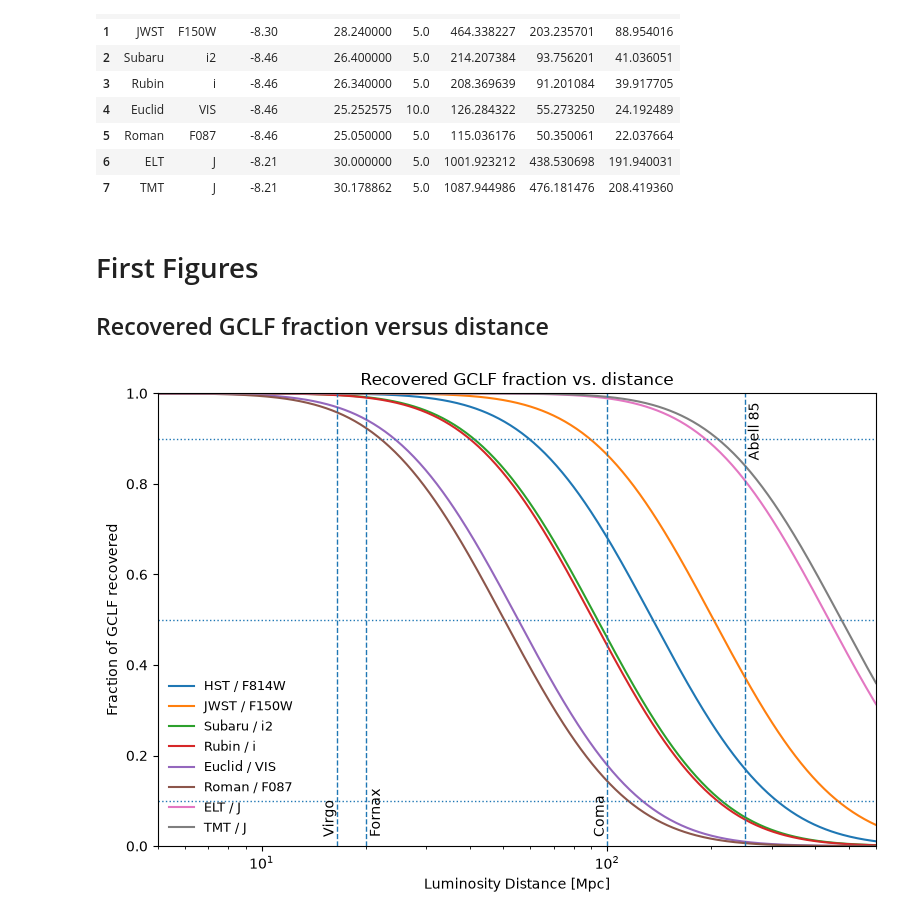
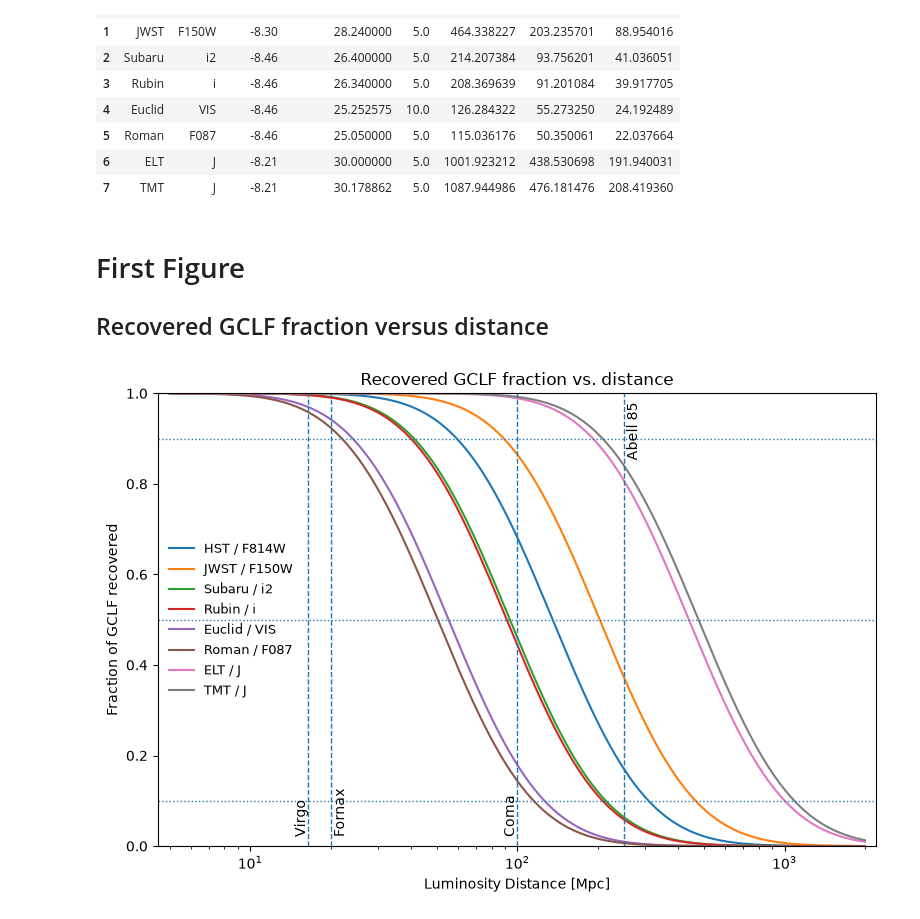
Before and after one commit to Pommers/gc-survey-telescopes, a Jupyter notebook: notebooks/02_gclf_reach.ipynb, the cells around one changed output. Cells and saved outputs as stored; diff of their text form; code cells hidden in the pictures.

```diff
--- a/notebooks/02_gclf_reach.ipynb
+++ b/notebooks/02_gclf_reach.ipynb
@@ -606,7 +606,7 @@ reach[
 | 6 | ELT | J | -8.21 | 30.000000 | 5.0 | 1001.923212 | 438.530698 | 191.940031 |
 | 7 | TMT | J | -8.21 | 30.178862 | 5.0 | 1087.944986 | 476.181476 | 208.419360 |
 # %% [markdown]
-# First Figures
+# First Figure
 
 ## Recovered GCLF fraction versus distance
 # %%
@@ -621,7 +621,7 @@ def recovered_fraction(distance_mpc, m_lim, M_to, sigma=1.4):
 
 dist = np.logspace(
     np.log10(5),
-    np.log10(600),
+    np.log10(2000),
     500
 )
 
@@ -648,34 +648,34 @@ for _, row in reach.iterrows():
     )
 
 ax.set_xscale("log")
-ax.set_xlim(5, 600)
+ax.set_xlim(4.5, 2200)
 ax.set_ylim(0, 1)
 
 ax.set_xlabel("Luminosity Distance [Mpc]")
 ax.set_ylabel("Fraction of GCLF recovered")
 
 ax.axhline(0.1, ls=":", lw=1)
 ax.axhline(0.5, ls=":", lw=1)
 ax.axhline(0.9, ls=":", lw=1)
 
 # Useful distance anchors
 ax.axvline(16.5, ls="--", lw=1)
 ax.axvline(20.0, ls="--", lw=1)
 ax.axvline(100.0, ls="--", lw=1)
 ax.axvline(250.0, ls="--", lw=1)
 
 ax.text(16.5, 0.02, "Virgo", rotation=90,
         va="bottom", ha="right")
 ax.text(20.5, 0.02, "Fornax", rotation=90,
         va="bottom", ha="left")
 ax.text(100.0, 0.02, "Coma", rotation=90,
         va="bottom", ha="right")
 ax.text(255, 0.98, "Abell 85", rotation=90,
         va="top", ha="left")
 
-ax.legend(frameon=False, fontsize=9)
+ax.legend(frameon=False, fontsize=9, loc='center left')
 
 plt.tight_layout()
 plt.show()
 # %% [output]
-[figure, old version]
+[figure, new version]
```
Also changed, not shown: parts of 25 cells of this notebook.
